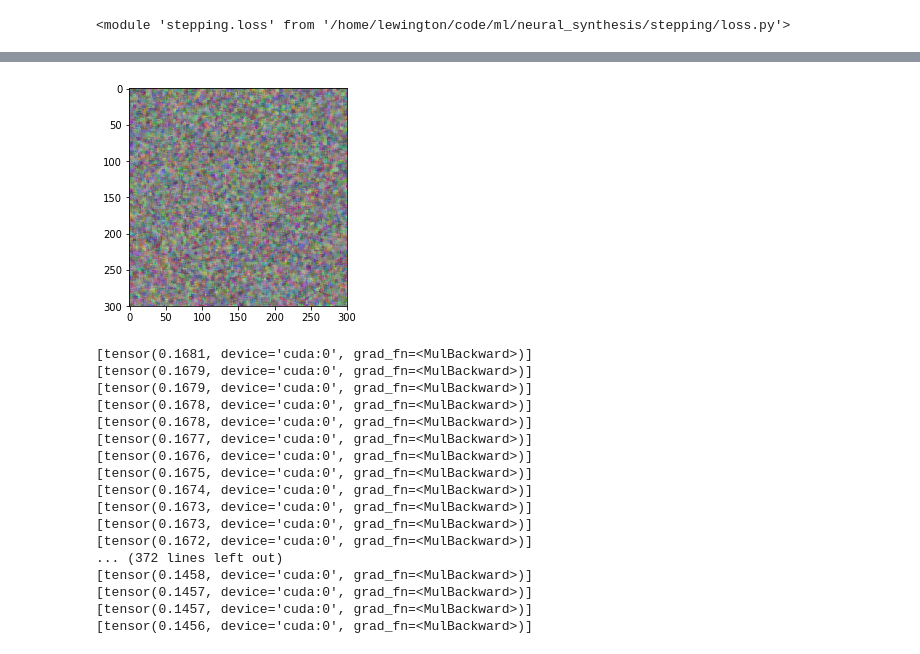
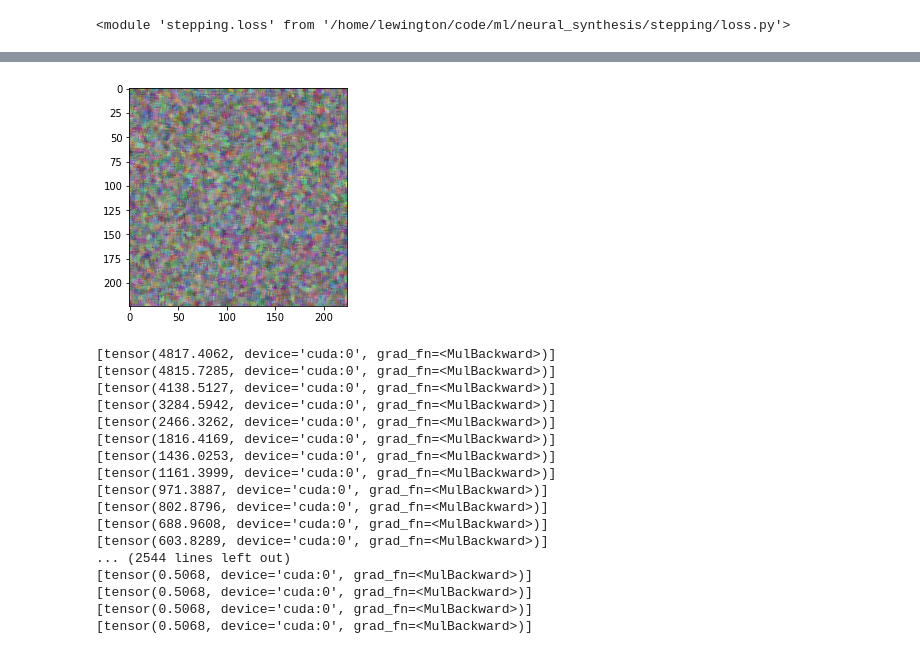
Before and after one commit to Lewington-pitsos/neural_synthesis, a Jupyter notebook: vanilla_texture_syn.ipynb, the cells around one changed output, grey strips where cells are left out. Saved outputs shown, nothing was run; the diff lists cells and outputs as text; code cells hidden in the pictures.

```diff
--- a/vanilla_texture_syn.ipynb
+++ b/vanilla_texture_syn.ipynb
@@ -73,38 +46,39 @@ texture_loss = loss.LossFn(target, hook_bag.get_hook("texture_hooks"), texture_l
 collector = loss.LossCollector()
 collector.add_loss_fn("texture", texture_loss)
 # %%
-sample_texture = img.random_image(5, 300)
+sample_texture = img.random_image(5, 224)
 img.show_image(sample_texture)
 
 inputs = {
-    "sample": (sample_texture, "texture"),
+    "sample": sample_texture,
+    "loss_name": "texture"
 }
 
 optimizer = optim.LBFGS([sample_texture])
 # %% [output]
-[figure, old version]
+[figure, new version]
 # %%
 stepper = closure.Stepper(inputs, vgg, collector, optimizer)
 # %%
-for i in range(64):
+for i in range(128):
     optimizer.step(stepper.loss_fn)
 
-img.save_image(sample_texture)
+img.save_image(sample_texture, "data/synth/rings-2.jpg")
 # %% [output]
-[tensor(0.1681, device='cuda:0', grad_fn=<MulBackward>)]
-[tensor(0.1679, device='cuda:0', grad_fn=<MulBackward>)]
-[tensor(0.1679, device='cuda:0', grad_fn=<MulBackward>)]
-[tensor(0.1678, device='cuda:0', grad_fn=<MulBackward>)]
-[tensor(0.1678, device='cuda:0', grad_fn=<MulBackward>)]
-[tensor(0.1677, device='cuda:0', grad_fn=<MulBackward>)]
-[tensor(0.1676, device='cuda:0', grad_fn=<MulBackward>)]
-[tensor(0.1675, device='cuda:0', grad_fn=<MulBackward>)]
-[tensor(0.1674, device='cuda:0', grad_fn=<MulBackward>)]
-[tensor(0.1673, device='cuda:0', grad_fn=<MulBackward>)]
-[tensor(0.1673, device='cuda:0', grad_fn=<MulBackward>)]
-[tensor(0.1672, device='cuda:0', grad_fn=<MulBackward>)]
-... (372 lines left out)
-[tensor(0.1458, device='cuda:0', grad_fn=<MulBackward>)]
-[tensor(0.1457, device='cuda:0', grad_fn=<MulBackward>)]
-[tensor(0.1457, device='cuda:0', grad_fn=<MulBackward>)]
-[tensor(0.1456, device='cuda:0', grad_fn=<MulBackward>)]
+[tensor(4817.4062, device='cuda:0', grad_fn=<MulBackward>)]
+[tensor(4815.7285, device='cuda:0', grad_fn=<MulBackward>)]
+[tensor(4138.5127, device='cuda:0', grad_fn=<MulBackward>)]
+[tensor(3284.5942, device='cuda:0', grad_fn=<MulBackward>)]
+[tensor(2466.3262, device='cuda:0', grad_fn=<MulBackward>)]
+[tensor(1816.4169, device='cuda:0', grad_fn=<MulBackward>)]
+[tensor(1436.0253, device='cuda:0', grad_fn=<MulBackward>)]
+[tensor(1161.3999, device='cuda:0', grad_fn=<MulBackward>)]
+[tensor(971.3887, device='cuda:0', grad_fn=<MulBackward>)]
+[tensor(802.8796, device='cuda:0', grad_fn=<MulBackward>)]
+[tensor(688.9608, device='cuda:0', grad_fn=<MulBackward>)]
+[tensor(603.8289, device='cuda:0', grad_fn=<MulBackward>)]
+... (2544 lines left out)
+[tensor(0.5068, device='cuda:0', grad_fn=<MulBackward>)]
+[tensor(0.5068, device='cuda:0', grad_fn=<MulBackward>)]
+[tensor(0.5068, device='cuda:0', grad_fn=<MulBackward>)]
+[tensor(0.5068, device='cuda:0', grad_fn=<MulBackward>)]
```
Also changed, not shown: parts of 8 cells of this notebook, 5 other files.
